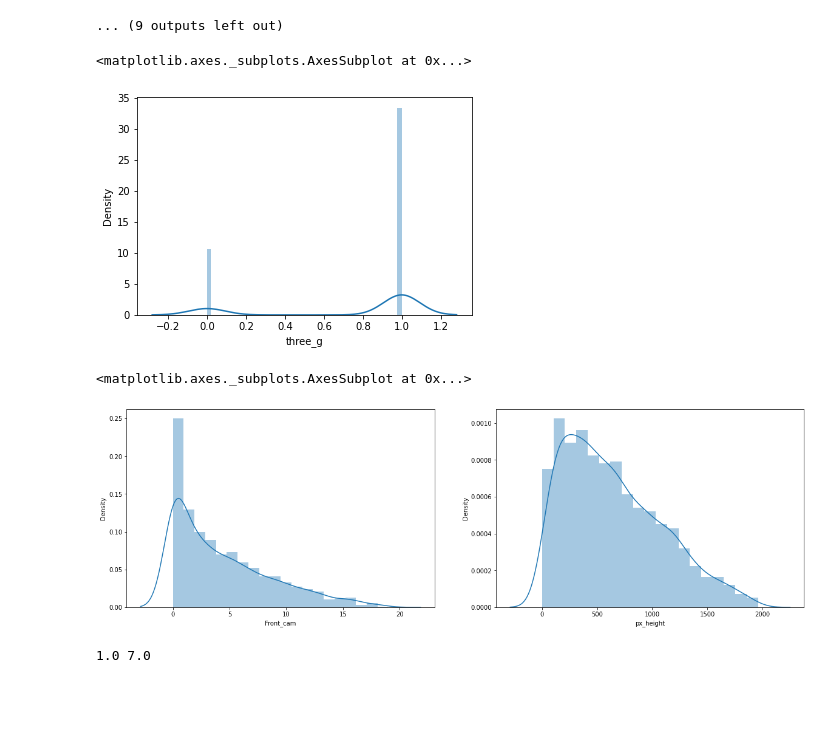
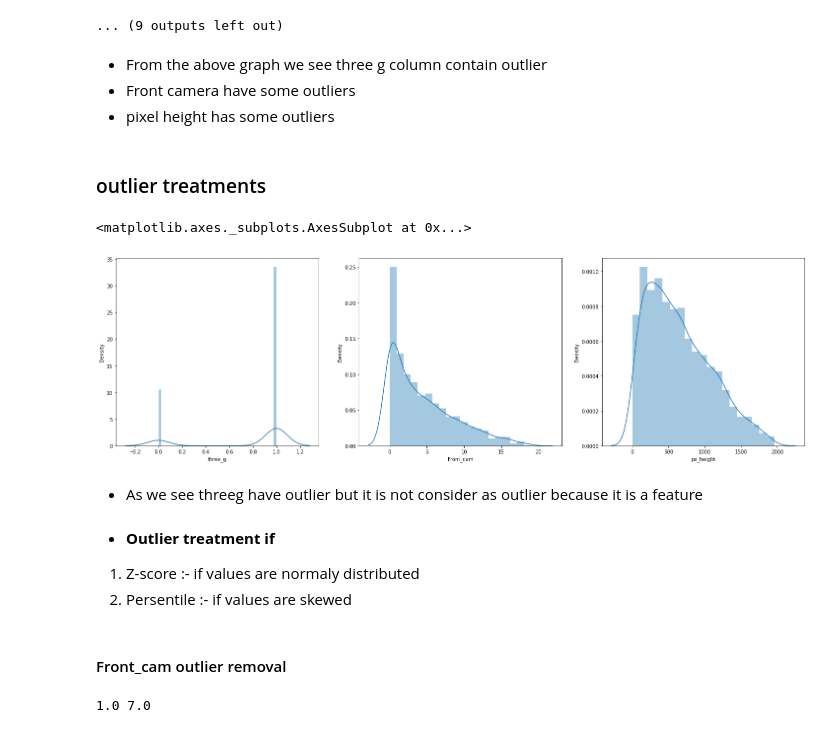
Before and after one commit to tarun422/Mobile-Price-Range-Prediction, a Jupyter notebook: Mobile_Price_Range_Prediction.ipynb, the cells around one changed output. Drawn from its saved outputs; the diff is of its cells as text; code cells hidden in the pictures; blank space fills up the shorter version.

```diff
--- a/Mobile_Price_Range_Prediction.ipynb
+++ b/Mobile_Price_Range_Prediction.ipynb
@@ -328,3 +392,15 @@ df=pd.DataFrame(knnimputer.fit_transform(df),columns=df.columns)
+# %%
+# make  a list of columns in which we convert datatype
+
+list_of_columnss=['mah', 'blue', 'dual_sim', 'Front_cam', 'four_g',
+       'int_memory', 'mobile_wt', 'n_cores', 'Primary_cam',
+       'px_height', 'px_width', 'ram', 'sc_h', 'sc_w', 'talk_time', 'three_g',
+       'touch_screen', 'wifi', 'price_range']
+# %%
+# covert the data type to int16
+
+for i in list_of_columnss:
+ df[i]=df[i].astype('int16')
 # %%
 df.info()
 # %% [output]
@@ -361,3 +486,0 @@ listbb=['mah', 'blue', 'dual_sim', 'Front_cam', 'four_g',
-# %%
-for i in listbb:
- df[i]=df[i].astype('int16')
@@ -438,18 +514,31 @@ for i in df.columns:
 [figure]
 [figure]
 ... (9 outputs left out)
-# %%
-sns.distplot(df['three_g'])
-# %% [output]
-<matplotlib.axes._subplots.AxesSubplot at 0x...>
-[figure, removed]
+# %% [markdown]
+* From the above graph we see three g column contain outlier
+* Front camera have some outliers
+* pixel height has some outliers
+# %% [markdown]
+### outlier treatments
 # %%
-fig = plt.figure(figsize=(20, 6))
-plt.subplot(1,2,1)
+# check the distribution of all the outlier colums again
+
+plt.figure(figsize=(25,7))
+plt.subplot(1,3,1)
+sns.distplot(df['three_g'])
+plt.subplot(1,3,2)
 sns.distplot(df['Front_cam'])
-plt.subplot(1,2,2)
+plt.subplot(1,3,3)
 sns.distplot(df['px_height'])
 # %% [output]
 <matplotlib.axes._subplots.AxesSubplot at 0x...>
-[figure, old version]
+[figure, new version]
+# %% [markdown]
+* As we see threeg have outlier but it is not consider as outlier because it is a feature
+# %% [markdown]
+* **Outlier treatment if**
+1. Z-score :- if values are normaly distributed
+2. Persentile :- if values are skewed
+# %% [markdown]
+#### Front_cam outlier removal
 # %%
```
Also changed, not shown: parts of 104 cells of this notebook.
